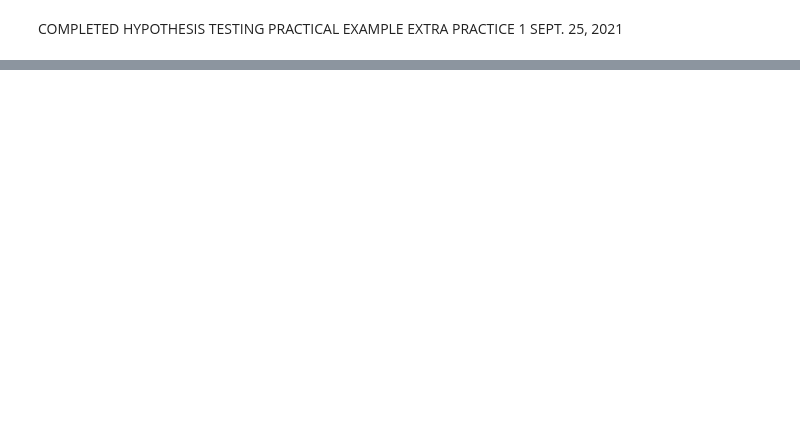
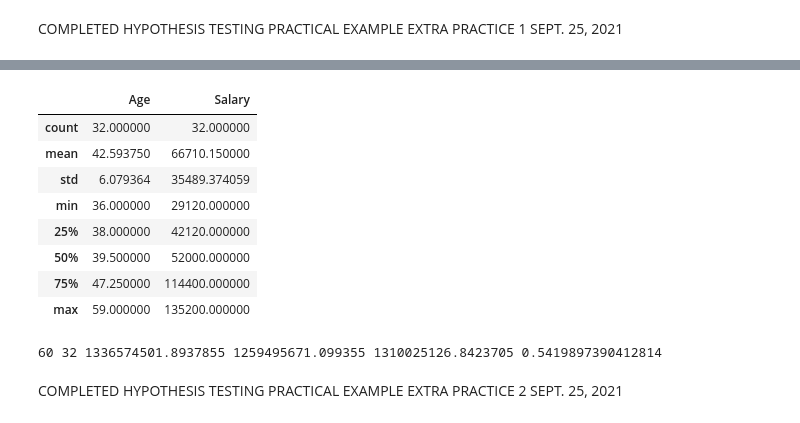
Before and after one commit to Malcolm206/UDEMY_BI_ANALYST, a Jupyter notebook: Untitled.ipynb, the cells around one changed output, grey strips where cells are left out. Drawn from its saved outputs; the diff is of its cells as text; code cells hidden in the pictures; blank space fills up the shorter version.

```diff
--- a/Untitled.ipynb
+++ b/Untitled.ipynb
@@ -1080,0 +1118,28 @@ COMPLETED HYPOTHESIS TESTING PRACTICAL EXAMPLE EXTRA PRACTICE 1 SEPT. 25, 2021
+# %%
+age_datanw_4_10.describe()
+# %% [output]
+|  | Age | Salary |
+| count | 32.000000 | 32.000000 |
+| mean | 42.593750 | 66710.150000 |
+| std | 6.079364 | 35489.374059 |
+| min | 36.000000 | 29120.000000 |
+| 25% | 38.000000 | 42120.000000 |
+| 50% | 39.500000 | 52000.000000 |
+| 75% | 47.250000 | 114400.000000 |
+| max | 59.000000 | 135200.000000 |
+# %%
+age_wsize_4_10 = age_dataw_4_10.Salary.count()
+age_nwsize_4_10 = age_datanw_4_10.Salary.count()
+
+age_wmean_4_10 = 71004.27
+age_nwmean_4_10 = 66710.15
+
+age_wvar_4_10 = stats.tvar(age_dataw_4_10.Salary)
+age_nwvar_4_10 = stats.tvar(age_datanw_4_10.Salary)
+
+age_pooled_var_4_10 = ((age_wsize_4_10 - 1)*(age_wvar_4_10) + (age_nwsize_4_10 - 1)*(age_nwvar_4_10))/ (age_wsize_4_10 + age_nwsize_4_10 - 2)
+
+age_t_score_4_10 = (age_wmean_4_10 - age_nwmean_4_10)/ np.sqrt((age_pooled_var_4_10 / age_wsize_4_10) + (age_pooled_var_4_10 / age_nwsize_4_10))
+print(age_wsize_4_10, age_nwsize_4_10, age_wvar_4_10, age_nwvar_4_10, age_pooled_var_4_10, age_t_score_4_10)
+# %% [output]
+60 32 1336574501.8937855 1259495671.099355 1310025126.8423705 0.5419897390412814
@@ -1080,0 +1151,2 @@ COMPLETED HYPOTHESIS TESTING PRACTICAL EXAMPLE EXTRA PRACTICE 1 SEPT. 25, 2021
+# %% [markdown]
+COMPLETED HYPOTHESIS TESTING PRACTICAL EXAMPLE EXTRA PRACTICE 2 SEPT. 25, 2021
```
Also changed, not shown: parts of 7 cells of this notebook.
